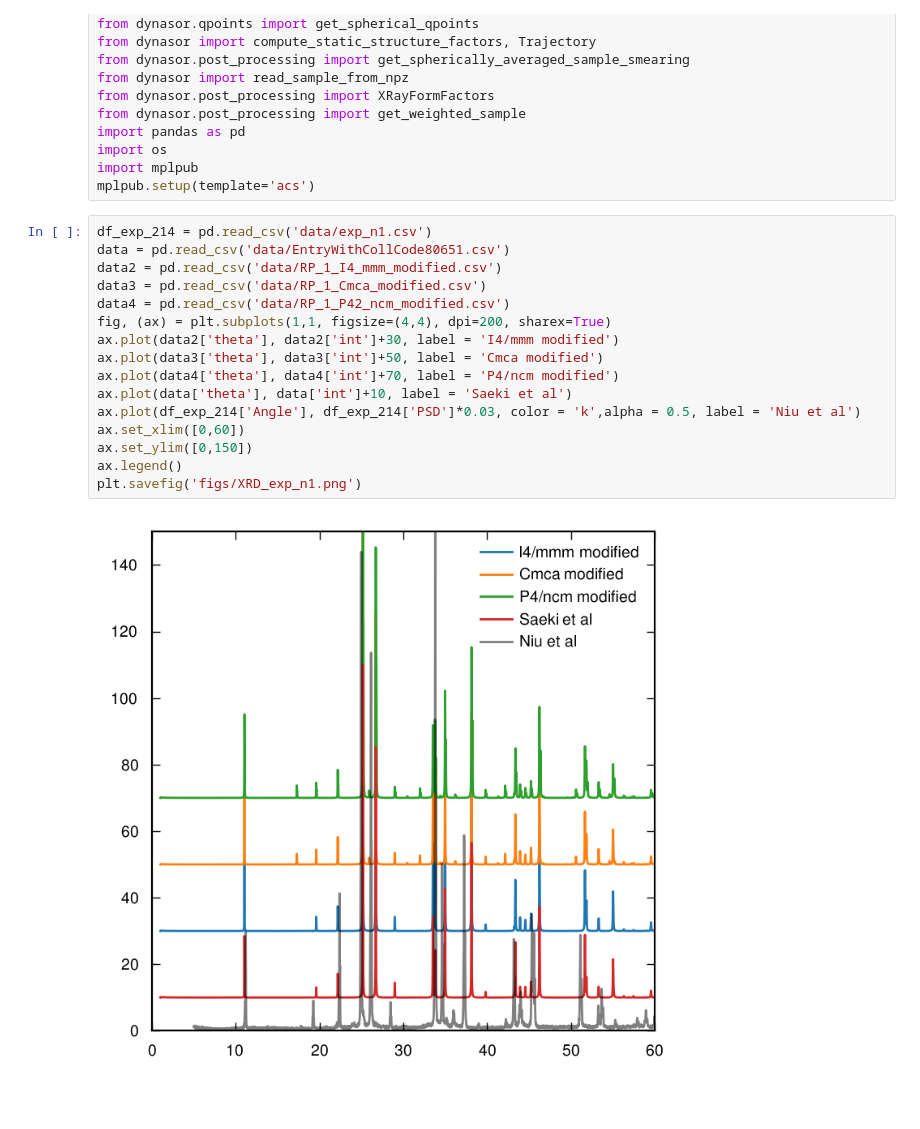
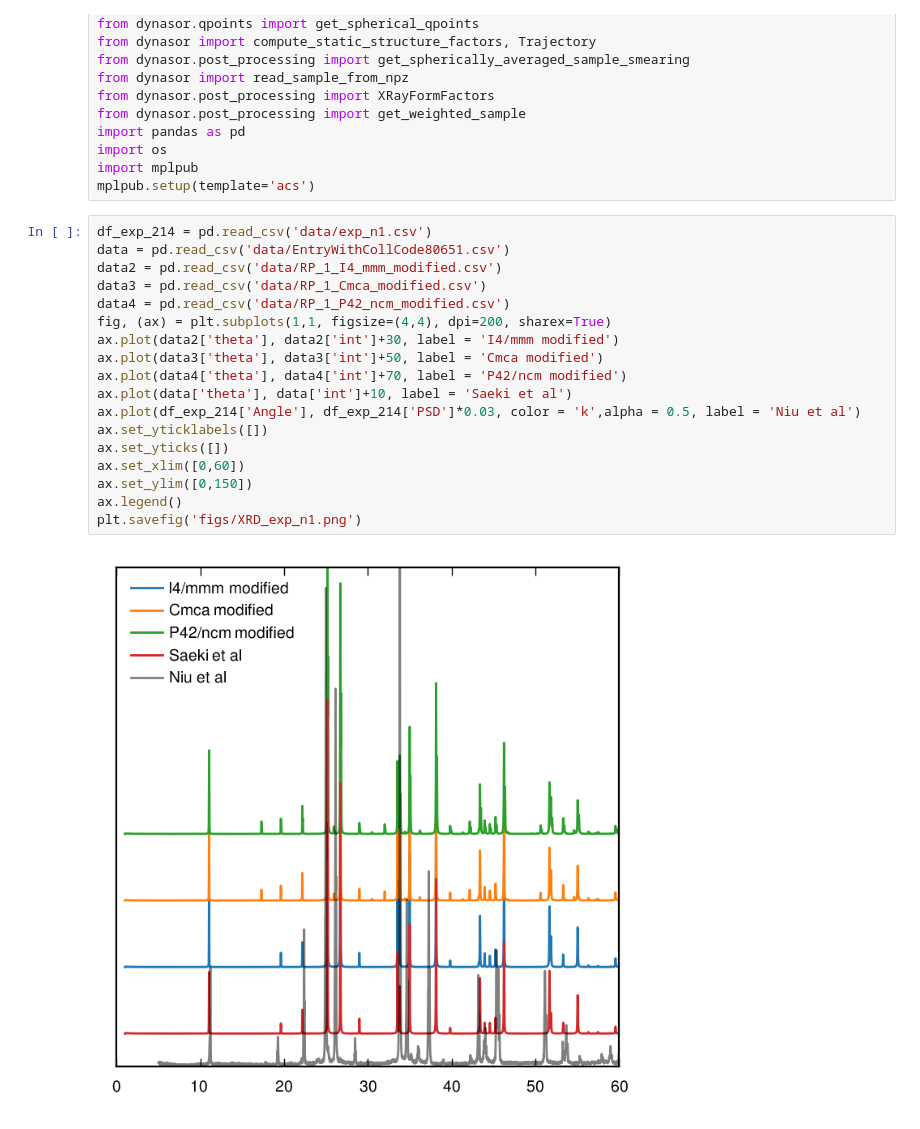
Before and after one commit to NU-CEM/2025_RP_phases, a Jupyter notebook: SI_fig_XRD.ipynb, the cells around one changed output. Cells and saved outputs as stored; diff of their text form.

```diff
--- a/SI_fig_XRD.ipynb
+++ b/SI_fig_XRD.ipynb
@@ -18,20 +18,22 @@ mplpub.setup(template='acs')
 # %%
 df_exp_214 = pd.read_csv('data/exp_n1.csv')
 data = pd.read_csv('data/EntryWithCollCode80651.csv')
 data2 = pd.read_csv('data/RP_1_I4_mmm_modified.csv')
 data3 = pd.read_csv('data/RP_1_Cmca_modified.csv')
 data4 = pd.read_csv('data/RP_1_P42_ncm_modified.csv')
 fig, (ax) = plt.subplots(1,1, figsize=(4,4), dpi=200, sharex=True)
 ax.plot(data2['theta'], data2['int']+30, label = 'I4/mmm modified')
 ax.plot(data3['theta'], data3['int']+50, label = 'Cmca modified')
-ax.plot(data4['theta'], data4['int']+70, label = 'P4/ncm modified')
+ax.plot(data4['theta'], data4['int']+70, label = 'P42/ncm modified')
 ax.plot(data['theta'], data['int']+10, label = 'Saeki et al')
 ax.plot(df_exp_214['Angle'], df_exp_214['PSD']*0.03, color = 'k',alpha = 0.5, label = 'Niu et al')
+ax.set_yticklabels([])
+ax.set_yticks([])
 ax.set_xlim([0,60])
 ax.set_ylim([0,150])
 ax.legend()
 plt.savefig('figs/XRD_exp_n1.png')
 # %% [output]
-[figure, old version]
+[figure, new version]
 # %%
 df_exp_327 = pd.read_csv('data/exp_n2.csv')
```
Also changed, not shown: parts of 1 cell of this notebook, 8 other files.
